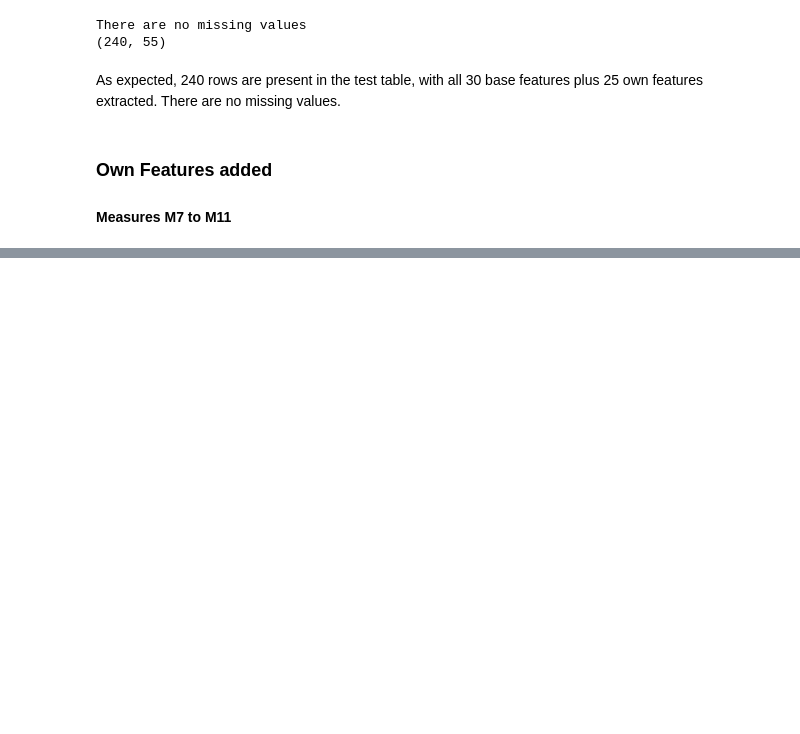
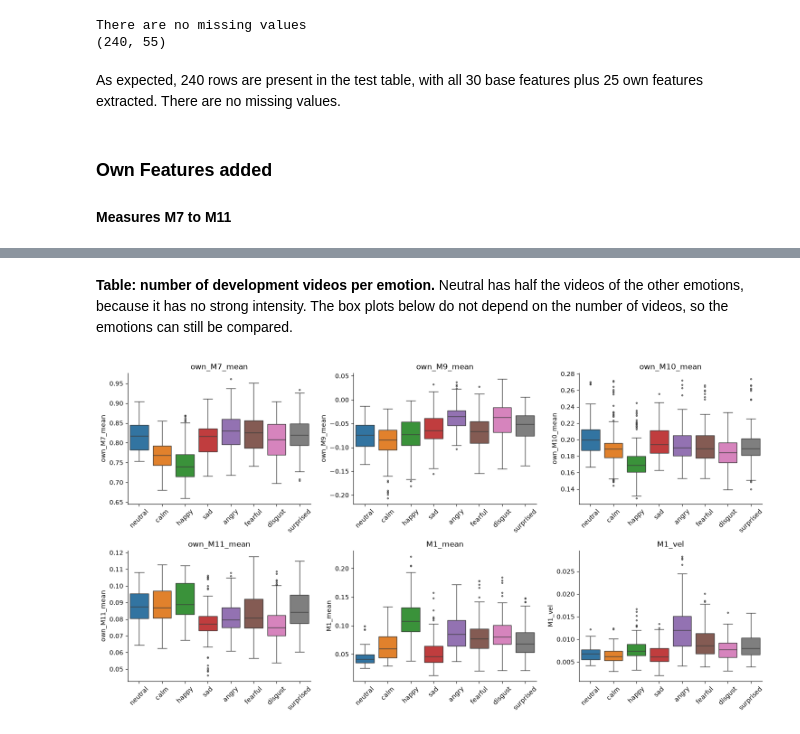
Before and after one commit to migasantunes/Emotion_Recognition, a Jupyter notebook: notebooks/03_features.ipynb, the cells around one changed output, grey strips where cells are left out. Cells and saved outputs as stored; diff of their text form; code cells hidden in the pictures; blank space fills up the shorter version.

```diff
--- a/notebooks/03_features.ipynb
+++ b/notebooks/03_features.ipynb
@@ -143,0 +153,8 @@ As expected, 240 rows are present in the test table, with all 30 base features p
+# %%
+table_33 = dev_table_own.reset_index()  # actor and emotion become columns
+table_33["emotion"] = table_33["emotion"].map(cfg.EMOTIONS)  # 1..8 -> names
+
+order = list(cfg.EMOTIONS.values())  # same order (and colour) in every panel
+features_33 = ["own_M7_mean", "own_M9_mean", "own_M10_mean", "own_M11_mean", "M1_mean", "M1_vel"]
+
+table_33["emotion"].value_counts().loc[order].to_frame("videos")
@@ -143,0 +172,18 @@ As expected, 240 rows are present in the test table, with all 30 base features p
+# %% [markdown]
+**Table: number of development videos per emotion.** Neutral has half the videos of the other emotions, because it has no strong intensity. The box plots below do not depend on the number of videos, so the emotions can still be compared.
+# %%
+fig, axes = plt.subplots(2, 3, figsize=(15, 8))
+
+for ax, feature in zip(axes.flat, features_33):
+    sns.boxplot(data=table_33, x="emotion", y=feature, order=order,
+                hue="emotion", hue_order=order, palette="tab10", legend=False,
+                fliersize=2, ax=ax)
+    ax.set_title(feature)
+    ax.set_xlabel("")
+    ax.tick_params(axis="x", rotation=45)
+    sns.despine(ax=ax)
+
+plt.tight_layout()
+plt.show()
+# %% [output]
+[figure, added]
```
Also changed, not shown: parts of 8 cells of this notebook.
